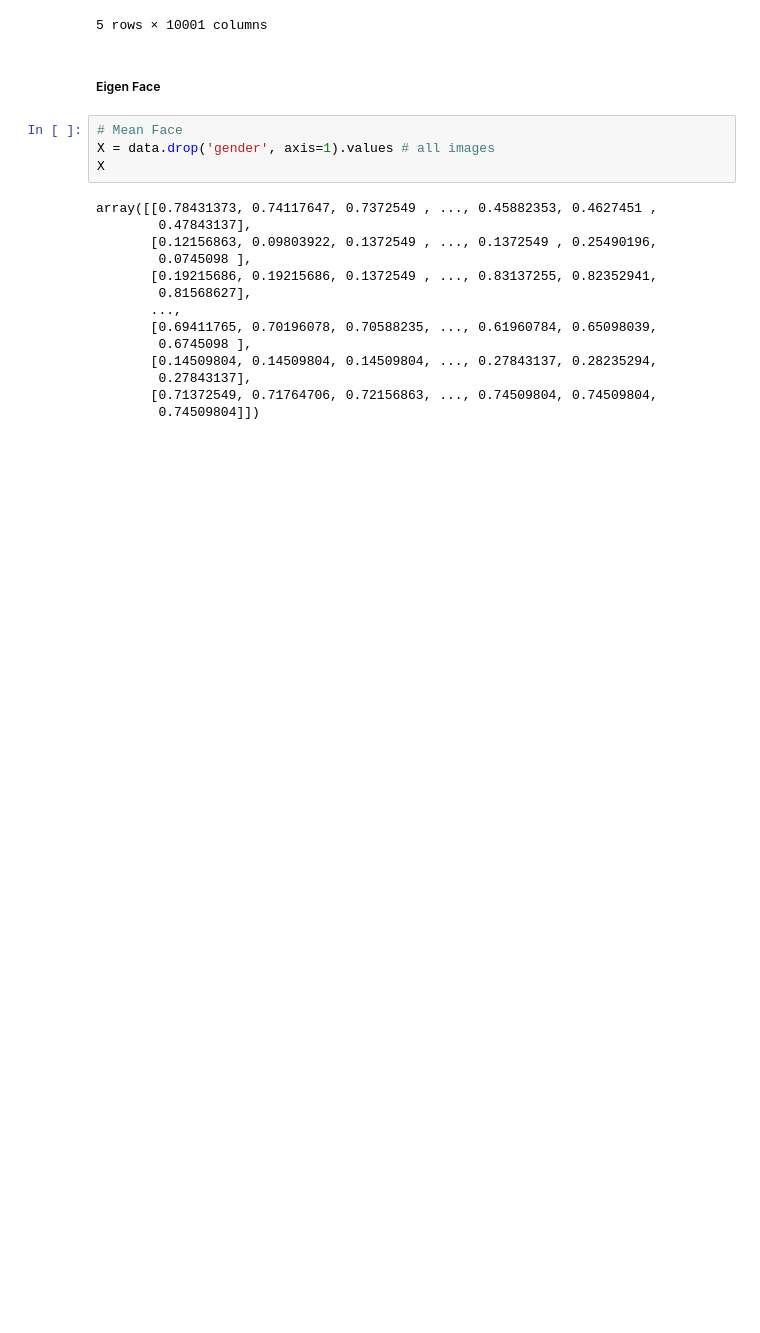
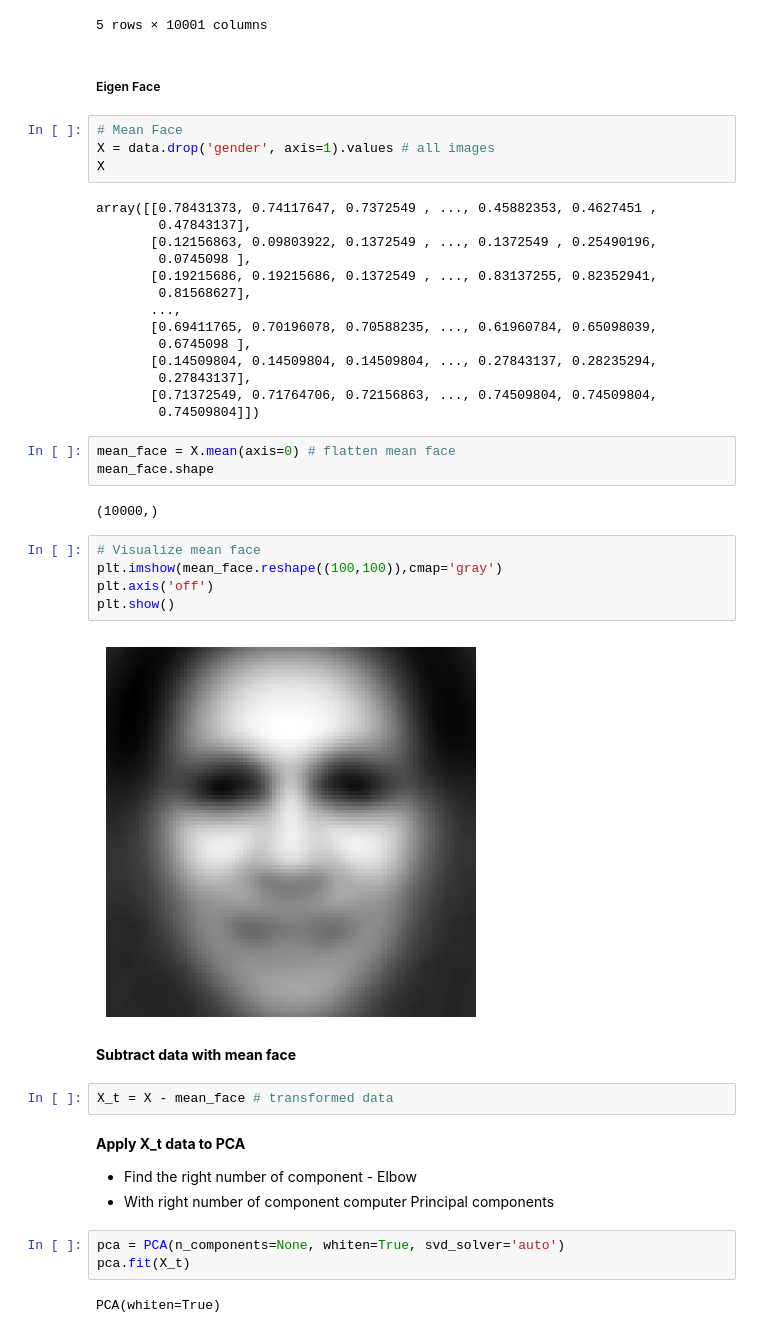
Before and after one commit to CansuG/MachineLearningProject, a Jupyter notebook: Train_FaceRecognition_with_ML/03_FRM_feature_extraction_eigen_face.ipynb, the cells around one changed output. Saved outputs shown, nothing was run; the diff lists cells and outputs as text; blank space fills up the shorter version.

```diff
--- a/Train_FaceRecognition_with_ML/03_FRM_feature_extraction_eigen_face.ipynb
+++ b/Train_FaceRecognition_with_ML/03_FRM_feature_extraction_eigen_face.ipynb
@@ -44,3 +44,29 @@ array([[0.78431373, 0.74117647, 0.7372549 , ..., 0.45882353, 0.4627451 ,
         0.27843137],
        [0.71372549, 0.71764706, 0.72156863, ..., 0.74509804, 0.74509804,
         0.74509804]])
+# %%
+mean_face = X.mean(axis=0) # flatten mean face
+mean_face.shape
+# %% [output]
+(10000,)
+# %%
+# Visualize mean face
+plt.imshow(mean_face.reshape((100,100)),cmap='gray')
+plt.axis('off')
+plt.show()
+# %% [output]
+[figure, added]
+# %% [markdown]
+**Subtract data with mean face**
+# %%
+X_t = X - mean_face # transformed data
+# %% [markdown]
+**Apply X_t data to PCA**
+
+- Find the right number of component - Elbow
+- With right number of component computer Principal components
+# %%
+pca = PCA(n_components=None, whiten=True, svd_solver='auto')
+pca.fit(X_t)
+# %% [output]
+PCA(whiten=True)
```
Also changed, not shown: parts of 15 cells of this notebook, 10 other files.
